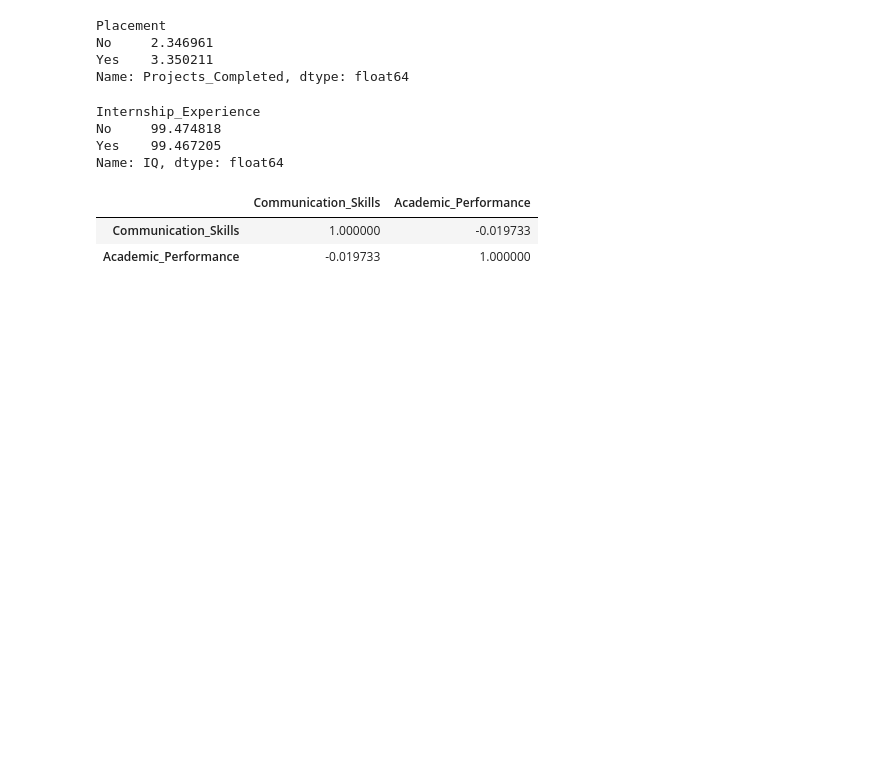
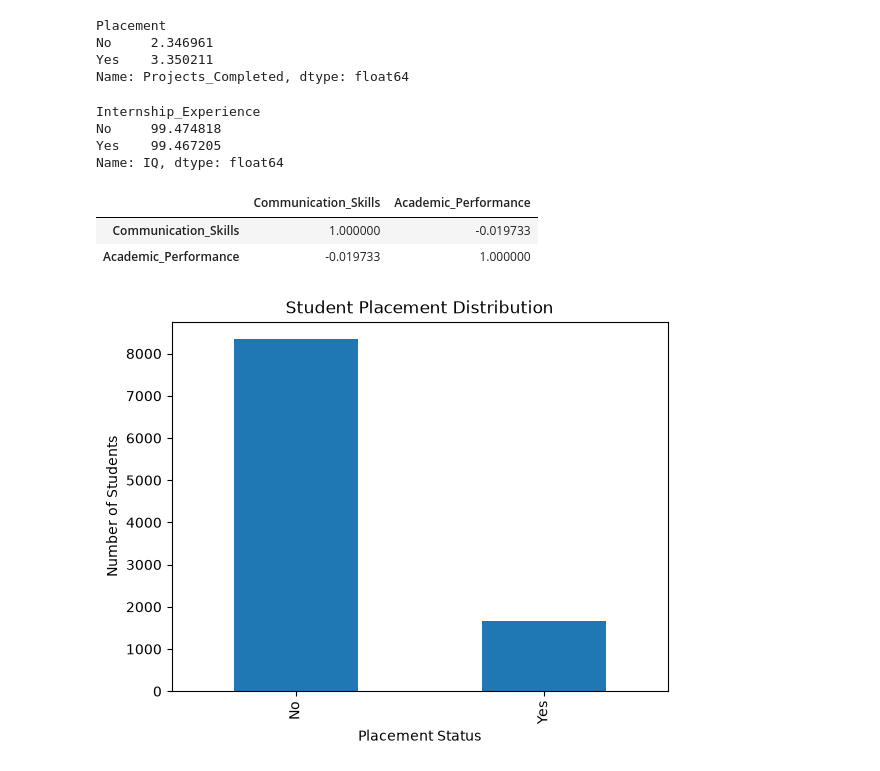
Before and after one commit to Shrexya/College-Placement-Data-Analysis, a Jupyter notebook: Notebook/placement_analysis.ipynb, the cells around one changed output. Drawn from its saved outputs; the diff is of its cells as text; code cells hidden in the pictures; blank space fills up the shorter version.

Commit message:
Complete Day 5 data visualizations

```diff
--- a/Notebook/placement_analysis.ipynb
+++ b/Notebook/placement_analysis.ipynb
@@ -326,3 +326,14 @@ df[["Communication_Skills", "Academic_Performance"]].corr()
 |  | Communication_Skills | Academic_Performance |
 | Communication_Skills | 1.000000 | -0.019733 |
 | Academic_Performance | -0.019733 | 1.000000 |
+# %%
+placement_counts = df["Placement"].value_counts()
+
+placement_counts.plot(kind="bar")
+
+plt.title("Student Placement Distribution")
+plt.xlabel("Placement Status")
+plt.ylabel("Number of Students")
+plt.show()
+# %% [output]
+[figure, added]
```
Also changed, not shown: parts of 5 cells of this notebook, 1 other file.
